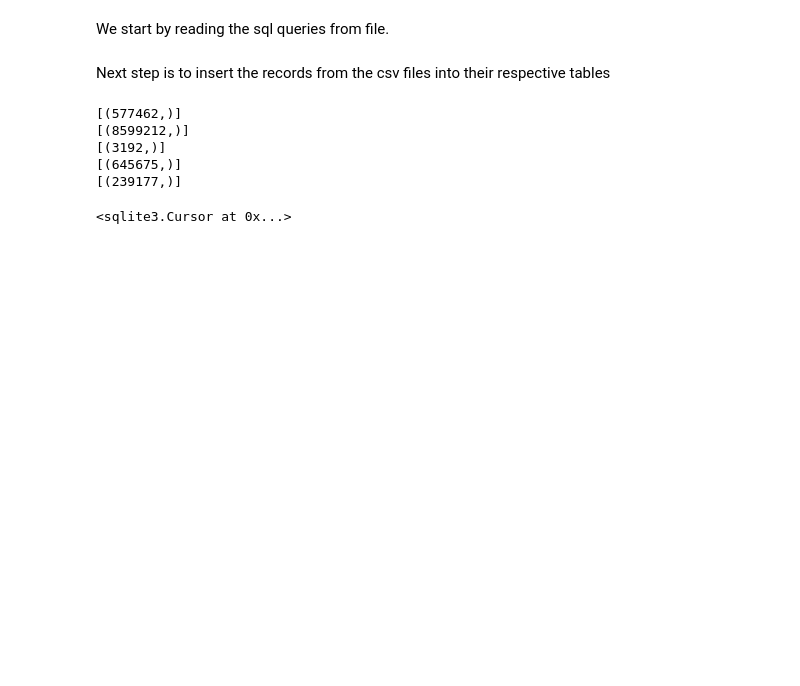
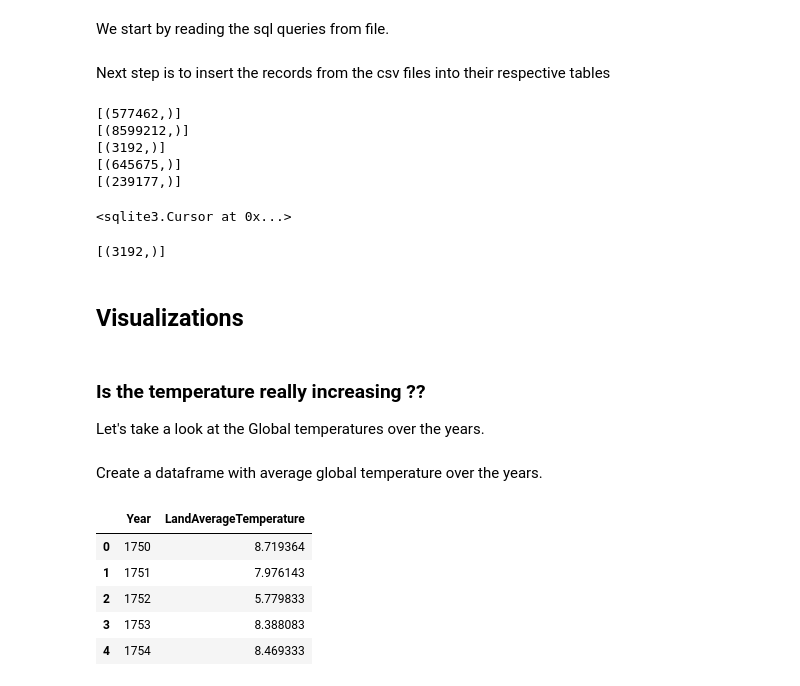
Before and after one commit to Akhil-Koppera/Climate_Change, a Jupyter notebook: Project.ipynb, the cells around one changed output. Cells and saved outputs as stored; diff of their text form; code cells hidden in the pictures; blank space fills up the shorter version.

Commit message:
Added Global temperature visualization

```diff
--- a/Project.ipynb
+++ b/Project.ipynb
@@ -116,3 +116,15 @@ print(rows)
 #c.execute('drop table  GLOBAL_TEMP')
 #c.execute('drop table  STATE')
 #c.execute('drop table  MAJOR_CITY')
+# %%
+c.execute('select count(*) from GLOBAL_TEMP')
+rows = c.fetchall()
+print(rows)
+# %% [output]
+[(3192,)]
+# %% [markdown]
+## Visualizations
+# %% [markdown]
+### Is the temperature really increasing ??
+
+Let's take a look at the Global temperatures over the years.
@@ -118,0 +143,16 @@ print(rows)
+# %% [markdown]
+Create a dataframe with average global temperature over the years.
+# %%
+query = """SELECT strftime('%Y',DATE)Year, AVG(LAND_AVG_TEMP) LandAverageTemperature
+            FROM GLOBAL_TEMP
+            WHERE LAND_AVG_TEMP != ''
+            GROUP BY Year"""
+df = pd.read_sql(query, con = conn)
+df.head(5)
+# %% [output]
+|  | Year | LandAverageTemperature |
+| 0 | 1750 | 8.719364 |
+| 1 | 1751 | 7.976143 |
+| 2 | 1752 | 5.779833 |
+| 3 | 1753 | 8.388083 |
+| 4 | 1754 | 8.469333 |
```
Also changed, not shown: parts of 4 cells of this notebook.
